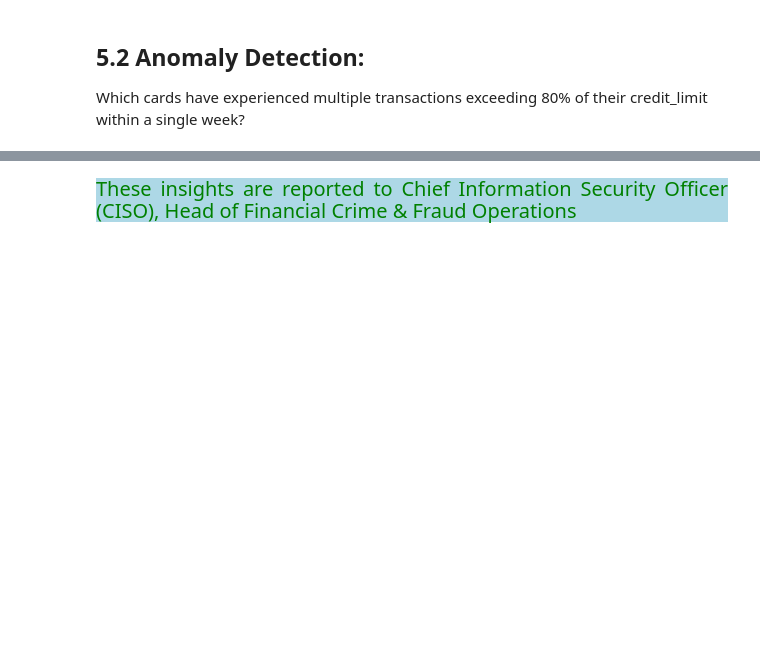
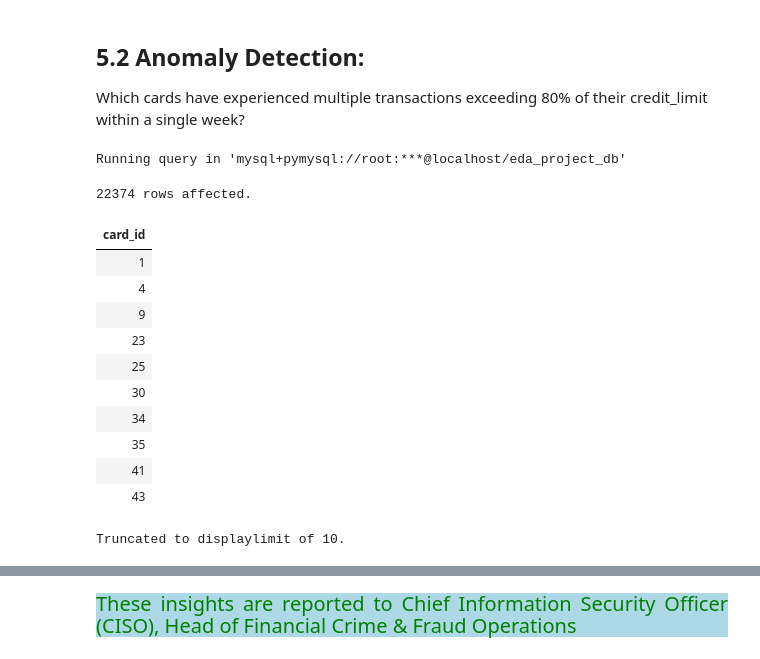
Before and after one commit to Kartika-Nidhi/Banking_Transaction_Analysis_SQL, a Jupyter notebook: BankingTransactions.ipynb, the cells around one changed output, grey strips where cells are left out. Saved outputs shown, nothing was run; the diff lists cells and outputs as text; code cells hidden in the pictures; blank space fills up the shorter version.

Commit message:
cards analysis completed

```diff
--- a/BankingTransactions.ipynb
+++ b/BankingTransactions.ipynb
@@ -952,6 +952,50 @@ plt.show()
 # %% [markdown]
 ## 5.2 Anomaly Detection:
  Which cards have experienced multiple transactions exceeding 80% of their credit_limit within a single week?
+# %%
+%%sql
+
+WITH high_value_txns AS (
+    SELECT
+        c.card_id,
+        t.transaction_id,
+        t.amount,
+        CAST(t.txn_date AS DATE) AS clean_date,
+        c.credit_limit
+    FROM cards AS c
+    JOIN transactions AS t
+        ON c.account_id = t.account_id
+    WHERE t.amount > (0.80 * c.credit_limit)
+),
+counted_txns AS (
+    SELECT
+        card_id,
+        COUNT(*) OVER (
+            PARTITION BY card_id
+            ORDER BY clean_date
+            RANGE BETWEEN INTERVAL 7 DAY PRECEDING AND CURRENT ROW
+        ) AS high_txn_count_7d
+    FROM high_value_txns
+)
+SELECT DISTINCT
+    card_id
+FROM counted_txns
+WHERE high_txn_count_7d > 1;
+# %% [output]
+Running query in 'mysql+pymysql://root:***@localhost/eda_project_db'
+22374 rows affected.
+| card_id |
+| 1 |
+| 4 |
+| 9 |
+| 23 |
+| 25 |
+| 30 |
+| 34 |
+| 35 |
+| 41 |
+| 43 |
+Truncated to displaylimit of 10.
 # %% [markdown]
 <div>
 # %% [markdown]
```
